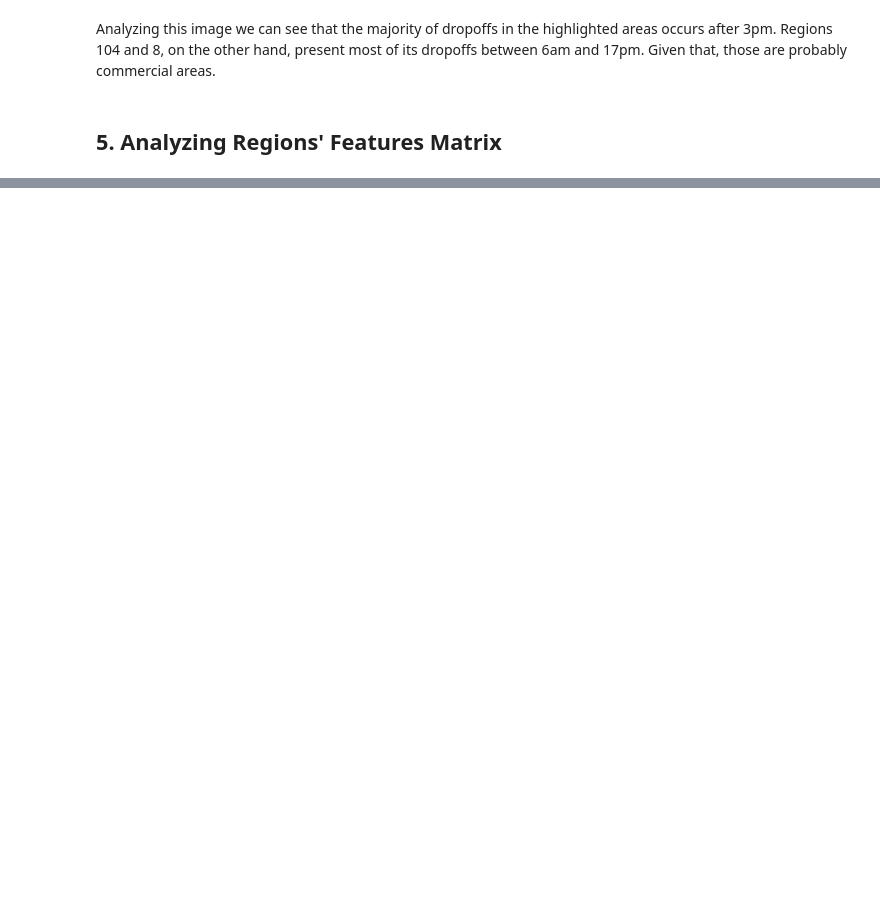
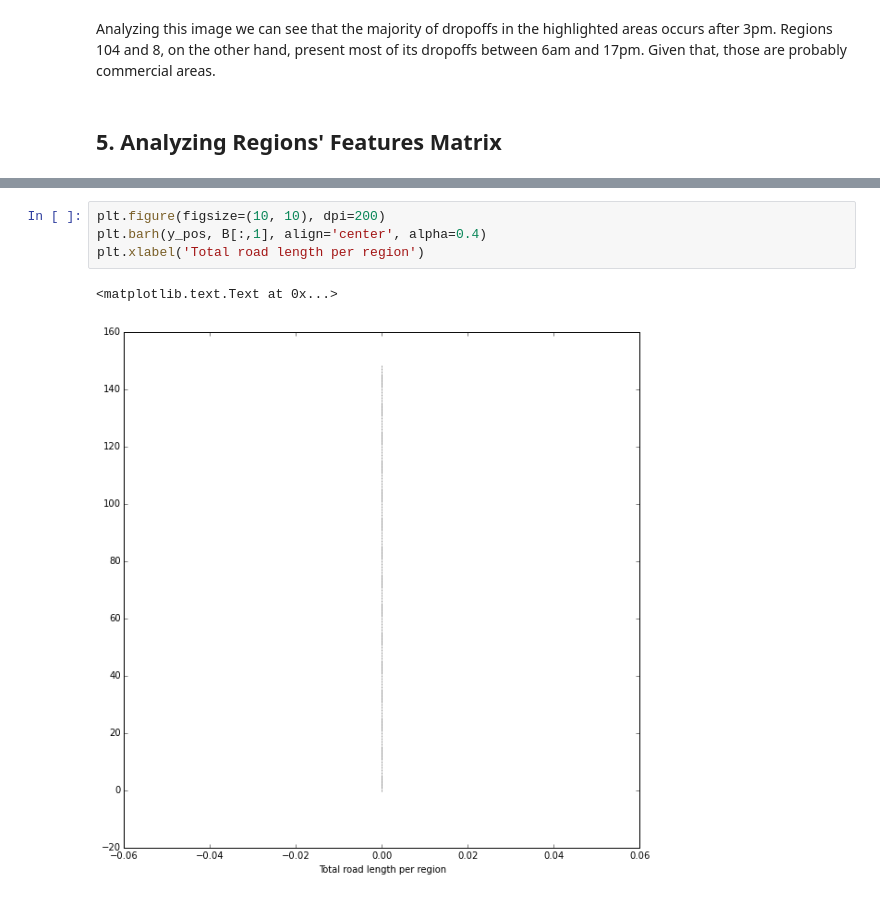
Before and after one commit to paulaceccon/nyc-noise-research, a Jupyter notebook: ResultAnalysis/checkingMatrices.ipynb, the cells around one changed output, grey strips where cells are left out. Saved outputs shown, nothing was run; the diff lists cells and outputs as text; blank space fills up the shorter version.

```diff
--- a/ResultAnalysis/checkingMatrices.ipynb
+++ b/ResultAnalysis/checkingMatrices.ipynb
@@ -213,0 +235,7 @@ Analyzing this image we can see that the majority of dropoffs in the highlighted
+# %%
+plt.figure(figsize=(10, 10), dpi=200)
+plt.barh(y_pos, B[:,1], align='center', alpha=0.4)
+plt.xlabel('Total road length per region')
+# %% [output]
+<matplotlib.text.Text at 0x...>
+[figure, added]
```
Also changed, not shown: parts of 10 cells of this notebook, 4 other files.
